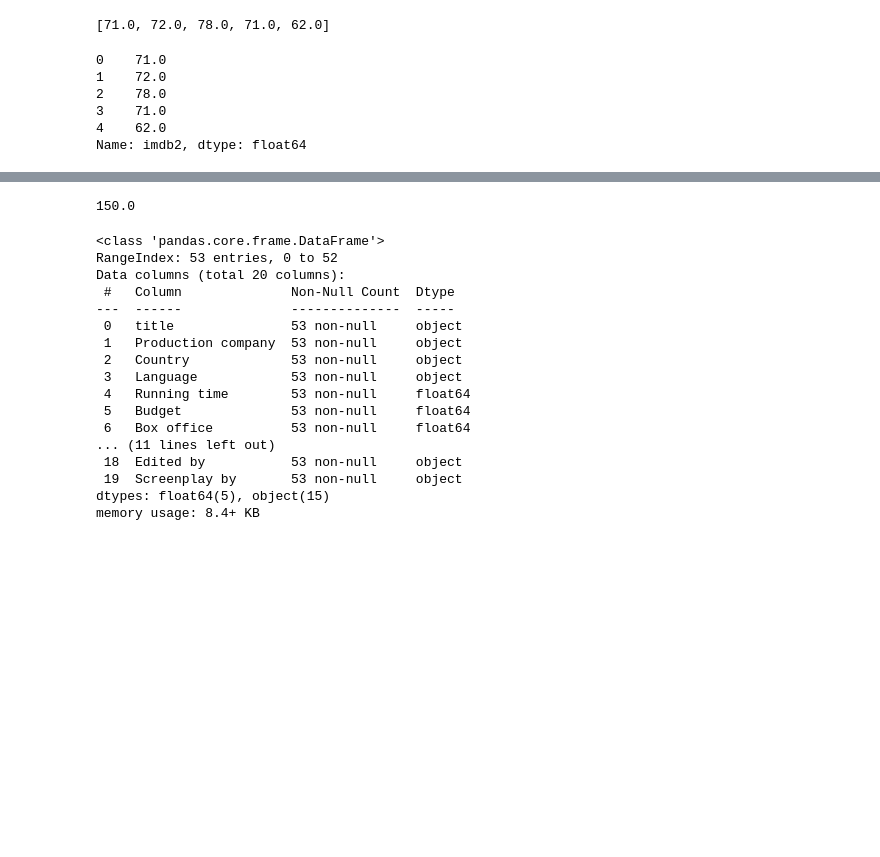
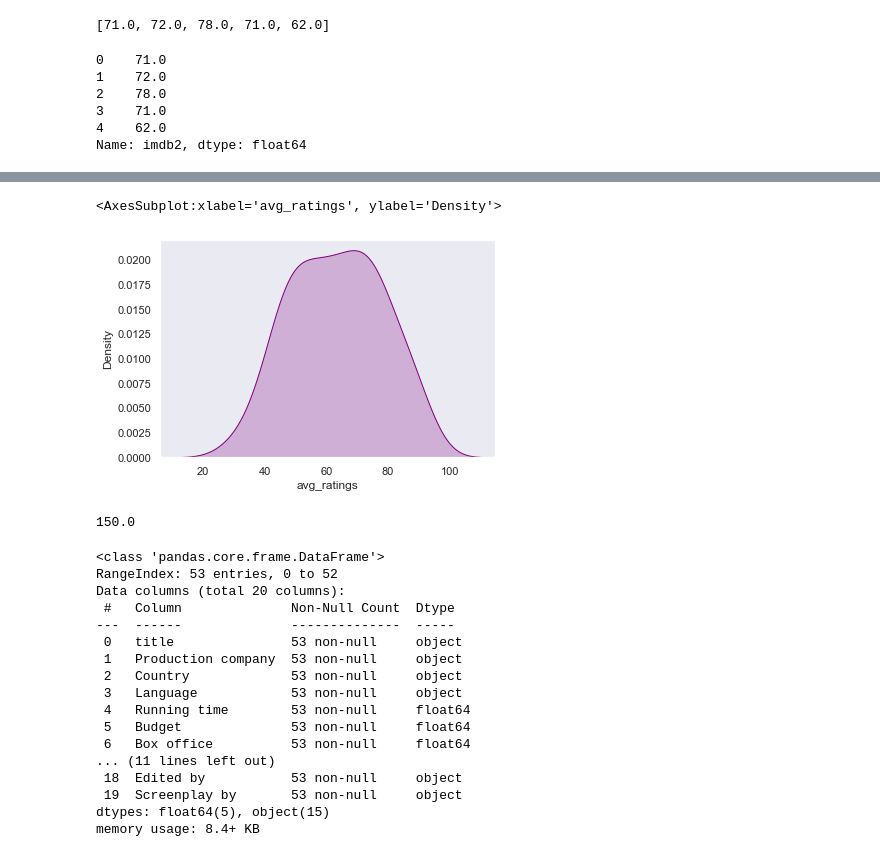
Before and after one commit to Coachsteveee/daily-commit-challenge, a Jupyter notebook: proj.ipynb, the cells around one changed output, grey strips where cells are left out. Saved outputs shown, nothing was run; the diff lists cells and outputs as text; code cells hidden in the pictures; blank space fills up the shorter version.

```diff
--- a/proj.ipynb
+++ b/proj.ipynb
@@ -202,3 +203,8 @@ array([[ 0.76902779,  1.02793747,  1.27703946, -0.36585712],
+# %%
+sns.kdeplot(disney_['avg_ratings'], color='purple', shade=True, cbar=True)
+# %% [output]
+<AxesSubplot:xlabel='avg_ratings', ylabel='Density'>
+[figure, added]
 # %%
 disney_['Running time'].max()
 #disney_['Running time'].min()
```
Also changed, not shown: parts of 13 cells of this notebook.
